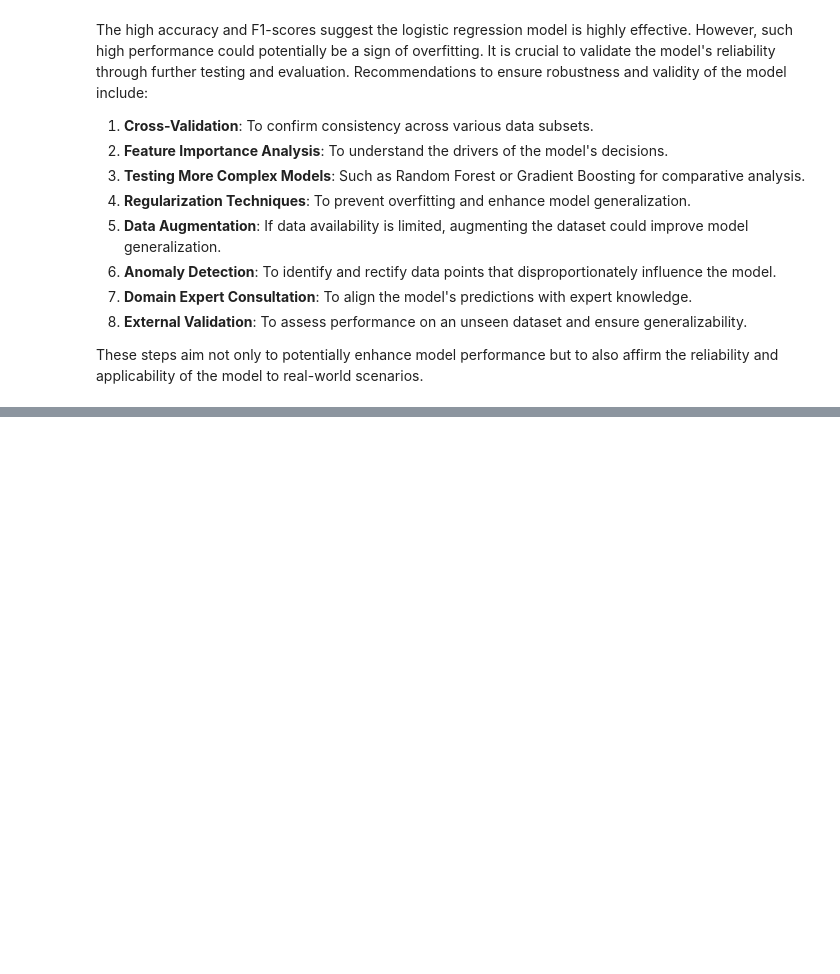
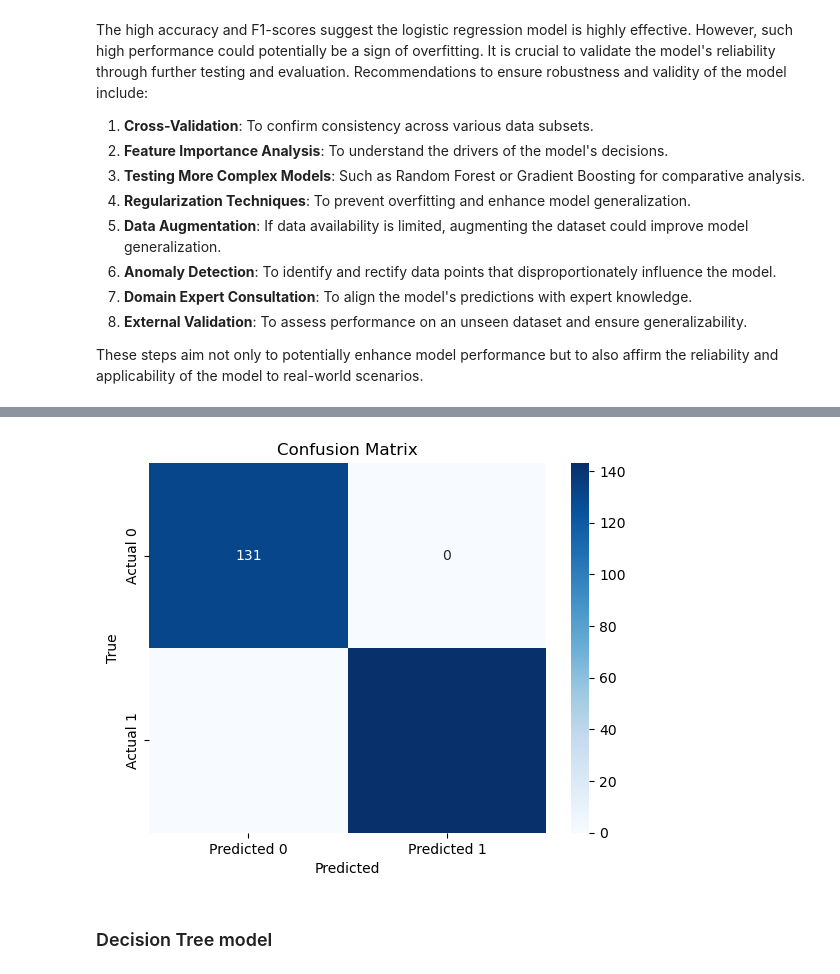
Before and after one commit to NidaB-C/happiness_project, a Jupyter notebook: notebooks/02_Model_Prototyping.ipynb, the cells around one changed output, grey strips where cells are left out. Drawn from its saved outputs; the diff is of its cells as text; code cells hidden in the pictures; blank space fills up the shorter version.

```diff
--- a/notebooks/02_Model_Prototyping.ipynb
+++ b/notebooks/02_Model_Prototyping.ipynb
@@ -109,0 +118,18 @@ These steps aim not only to potentially enhance model performance but to also af
+# %%
+# Create the random forest classifier instance
+rf_model = RandomForestClassifier()
+# %%
+# Fitting the model
+rf_model = rf_model.fit(X_train, y_train)
+# %%
+# Making predictions using the testing data
+rf_predictions = rf_model.predict(X_test)
+# %%
+# Calculating the confusion matrix
+rf_cm = confusion_matrix(y_test, rf_predictions)
+rf_cm_df = pd.DataFrame(
+    rf_cm, index=["Actual 0", "Actual 1"], columns=["Predicted 0", "Predicted 1"]
+)
+
+# Calculating the accuracy score
+acc_score = accuracy_score(y_test, rf_predictions)
@@ -109,0 +158,11 @@ These steps aim not only to potentially enhance model performance but to also af
+# %%
+# Generate and display the confusion matrix
+sns.heatmap(rf_cm_df, annot=True, fmt='d', cmap='Blues')
+plt.xlabel('Predicted')
+plt.ylabel('True')
+plt.title('Confusion Matrix')
+plt.show()
+# %% [output]
+[figure, added]
+# %% [markdown]
+### Decision Tree model
```
Also changed, not shown: parts of 11 cells of this notebook.
